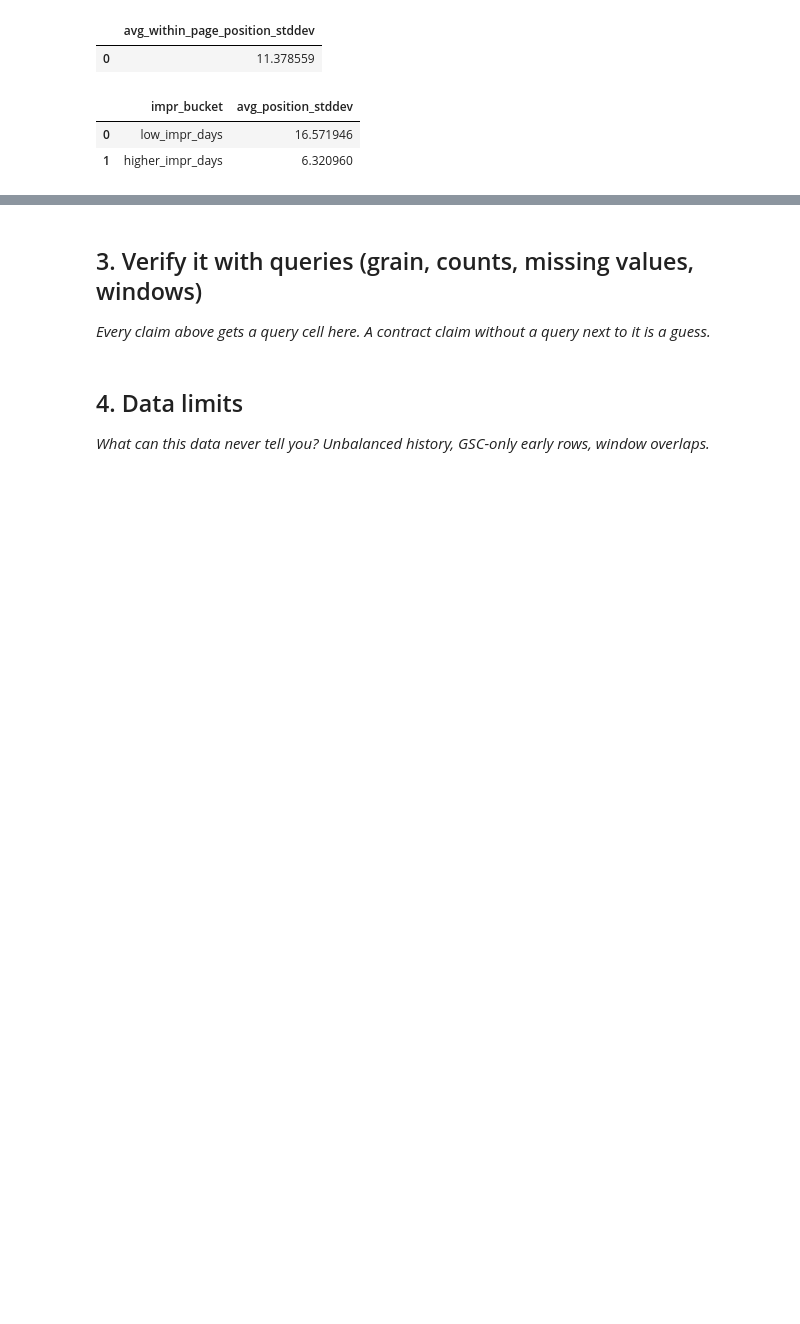
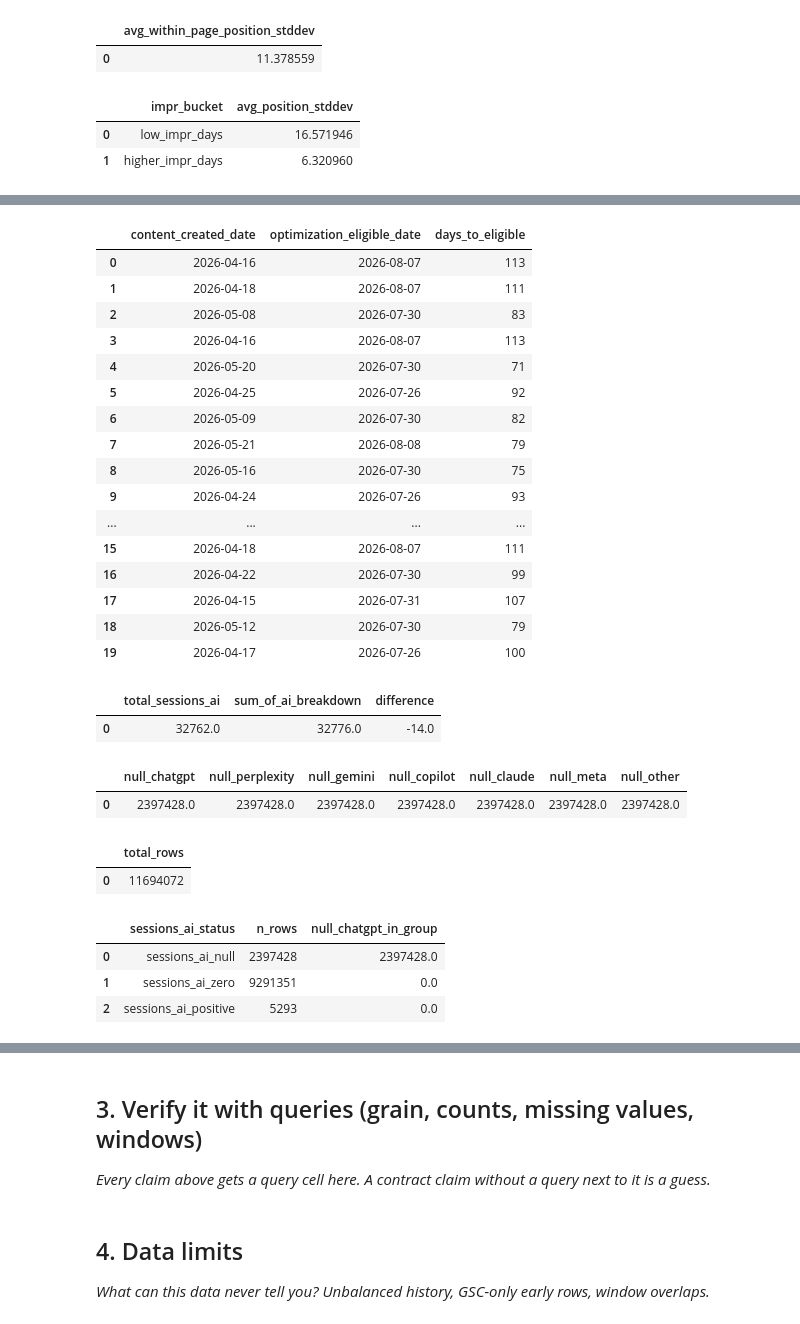
Before and after one commit to AxelYoel/FlyRank-AI-Internship---Axel-Yoel-Chandra, a Jupyter notebook: work/notebooks/w03_data_contract.ipynb, the cells around one changed output, grey strips where cells are left out. Saved outputs shown, nothing was run; the diff lists cells and outputs as text; code cells hidden in the pictures; blank space fills up the shorter version.

```diff
--- a/work/notebooks/w03_data_contract.ipynb
+++ b/work/notebooks/w03_data_contract.ipynb
@@ -258,0 +291,76 @@ con.sql(f"""
+# %%
+con.sql(f"""
+    SELECT content_created_date, optimization_eligible_date,
+           DATE_DIFF('day', content_created_date, optimization_eligible_date) AS days_to_eligible
+    FROM read_parquet('{rel}/dim_content.parquet')
+    WHERE optimization_eligible_date IS NOT NULL
+    LIMIT 20
+""").df()
+# %% [output]
+|  | content_created_date | optimization_eligible_date | days_to_eligible |
+| 0 | 2026-04-16 | 2026-08-07 | 113 |
+| 1 | 2026-04-18 | 2026-08-07 | 111 |
+| 2 | 2026-05-08 | 2026-07-30 | 83 |
+| 3 | 2026-04-16 | 2026-08-07 | 113 |
+| 4 | 2026-05-20 | 2026-07-30 | 71 |
+| 5 | 2026-04-25 | 2026-07-26 | 92 |
+| 6 | 2026-05-09 | 2026-07-30 | 82 |
+| 7 | 2026-05-21 | 2026-08-08 | 79 |
+| 8 | 2026-05-16 | 2026-07-30 | 75 |
+| 9 | 2026-04-24 | 2026-07-26 | 93 |
+| ... | ... | ... | ... |
+| 15 | 2026-04-18 | 2026-08-07 | 111 |
+| 16 | 2026-04-22 | 2026-07-30 | 99 |
+| 17 | 2026-04-15 | 2026-07-31 | 107 |
+| 18 | 2026-05-12 | 2026-07-30 | 79 |
+| 19 | 2026-04-17 | 2026-07-26 | 100 |
+# %%
+con.sql(f"""
+    SELECT
+      SUM(sessions_ai) AS total_sessions_ai,
+      SUM(ai_chatgpt + ai_perplexity + ai_gemini + ai_copilot + ai_claude + ai_meta + ai_other) AS sum_of_ai_breakdown,
+      SUM(sessions_ai) - SUM(ai_chatgpt + ai_perplexity + ai_gemini + ai_copilot + ai_claude + ai_meta + ai_other) AS difference
+    FROM read_parquet('{rel}/fact_content_daily_performance_sample.parquet')
+""").df()
+# %% [output]
+|  | total_sessions_ai | sum_of_ai_breakdown | difference |
+| 0 | 32762.0 | 32776.0 | -14.0 |
+# %%
+con.sql(f"""
+    SELECT
+      SUM(CASE WHEN ai_chatgpt IS NULL THEN 1 ELSE 0 END) AS null_chatgpt,
+      SUM(CASE WHEN ai_perplexity IS NULL THEN 1 ELSE 0 END) AS null_perplexity,
+      SUM(CASE WHEN ai_gemini IS NULL THEN 1 ELSE 0 END) AS null_gemini,
+      SUM(CASE WHEN ai_copilot IS NULL THEN 1 ELSE 0 END) AS null_copilot,
+      SUM(CASE WHEN ai_claude IS NULL THEN 1 ELSE 0 END) AS null_claude,
+      SUM(CASE WHEN ai_meta IS NULL THEN 1 ELSE 0 END) AS null_meta,
+      SUM(CASE WHEN ai_other IS NULL THEN 1 ELSE 0 END) AS null_other
+    FROM read_parquet('{rel}/fact_content_daily_performance_sample.parquet')
+""").df()
+# %% [output]
+|  | null_chatgpt | null_perplexity | null_gemini | null_copilot | null_claude | null_meta | null_other |
+| 0 | 2397428.0 | 2397428.0 | 2397428.0 | 2397428.0 | 2397428.0 | 2397428.0 | 2397428.0 |
+# %%
+con.sql(f"""
+    SELECT COUNT(*) AS total_rows
+    FROM read_parquet('{rel}/fact_content_daily_performance_sample.parquet')
+""").df()
+# %% [output]
+|  | total_rows |
+| 0 | 11694072 |
+# %%
+con.sql(f"""
+    SELECT
+      CASE WHEN sessions_ai IS NULL THEN 'sessions_ai_null'
+           WHEN sessions_ai = 0 THEN 'sessions_ai_zero'
+           ELSE 'sessions_ai_positive' END AS sessions_ai_status,
+      COUNT(*) AS n_rows,
+      SUM(CASE WHEN ai_chatgpt IS NULL THEN 1 ELSE 0 END) AS null_chatgpt_in_group
+    FROM read_parquet('{rel}/fact_content_daily_performance_sample.parquet')
+    GROUP BY 1
+""").df()
+# %% [output]
+|  | sessions_ai_status | n_rows | null_chatgpt_in_group |
+| 0 | sessions_ai_null | 2397428 | 2397428.0 |
+| 1 | sessions_ai_zero | 9291351 | 0.0 |
+| 2 | sessions_ai_positive | 5293 | 0.0 |
```
Also changed, not shown: parts of 10 cells of this notebook.
